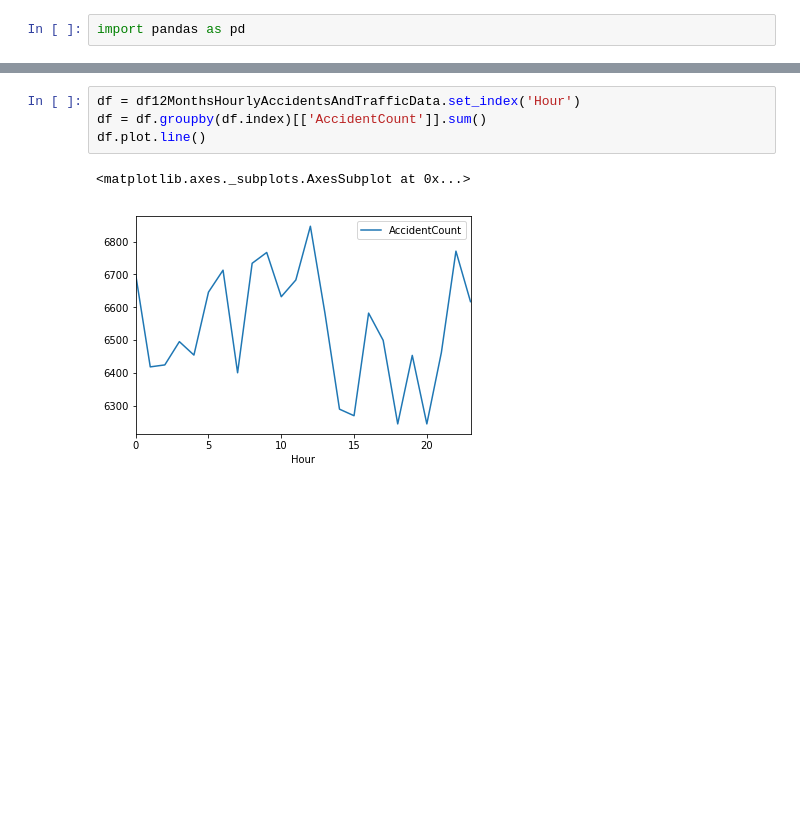
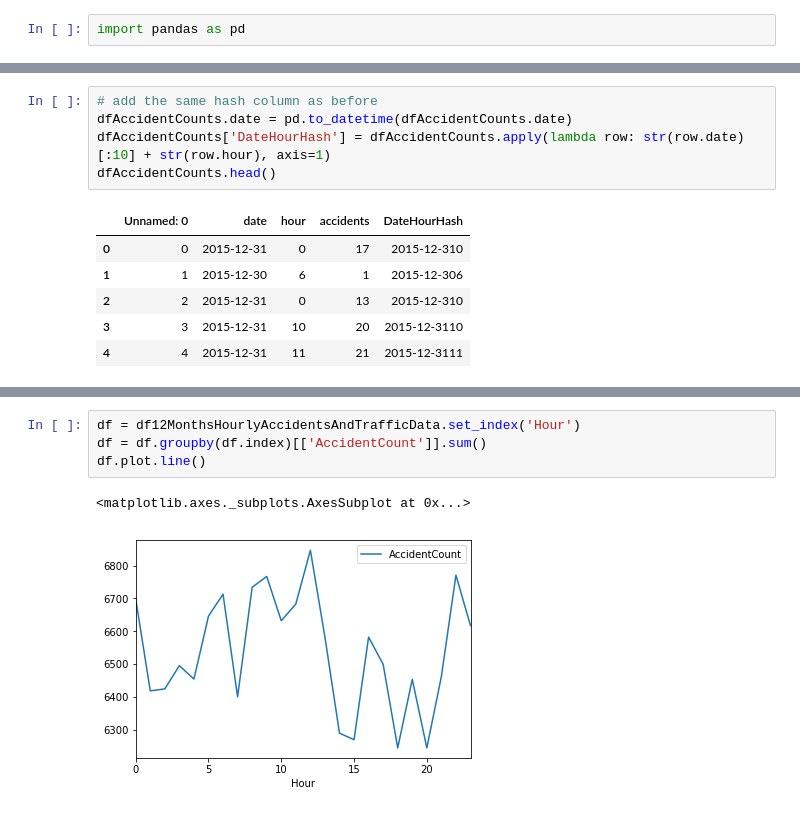
Before and after one commit to DeeptanshuM/HackHarvard2018, a Jupyter notebook: DataCleaningandProcessing.ipynb, the cells around one changed output, grey strips where cells are left out. Cells and saved outputs as stored; diff of their text form; blank space fills up the shorter version.

```diff
--- a/DataCleaningandProcessing.ipynb
+++ b/DataCleaningandProcessing.ipynb
@@ -180,0 +110,12 @@ finalDf
+# %%
+# add the same hash column as before
+dfAccidentCounts.date = pd.to_datetime(dfAccidentCounts.date)
+dfAccidentCounts['DateHourHash'] = dfAccidentCounts.apply(lambda row: str(row.date)[:10] + str(row.hour), axis=1)
+dfAccidentCounts.head()
+# %% [output]
+|  | Unnamed: 0 | date | hour | accidents | DateHourHash |
+| 0 | 0 | 2015-12-31 | 0 | 17 | 2015-12-310 |
+| 1 | 1 | 2015-12-30 | 6 | 1 | 2015-12-306 |
+| 2 | 2 | 2015-12-31 | 0 | 13 | 2015-12-310 |
+| 3 | 3 | 2015-12-31 | 10 | 20 | 2015-12-3110 |
+| 4 | 4 | 2015-12-31 | 11 | 21 | 2015-12-3111 |
```
Also changed, not shown: parts of 24 cells of this notebook.
